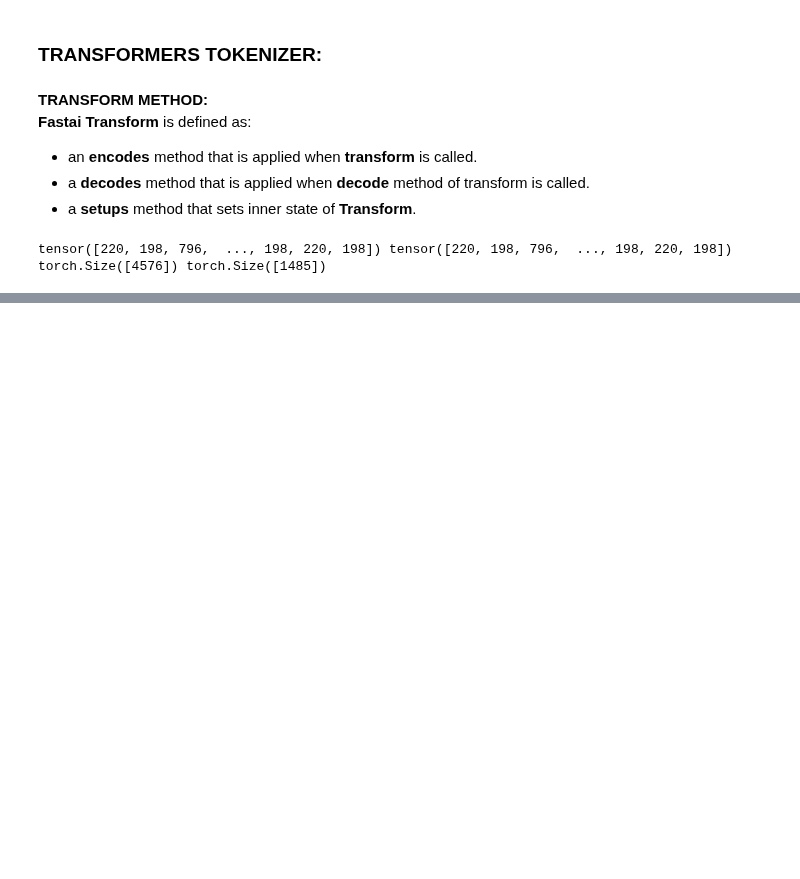
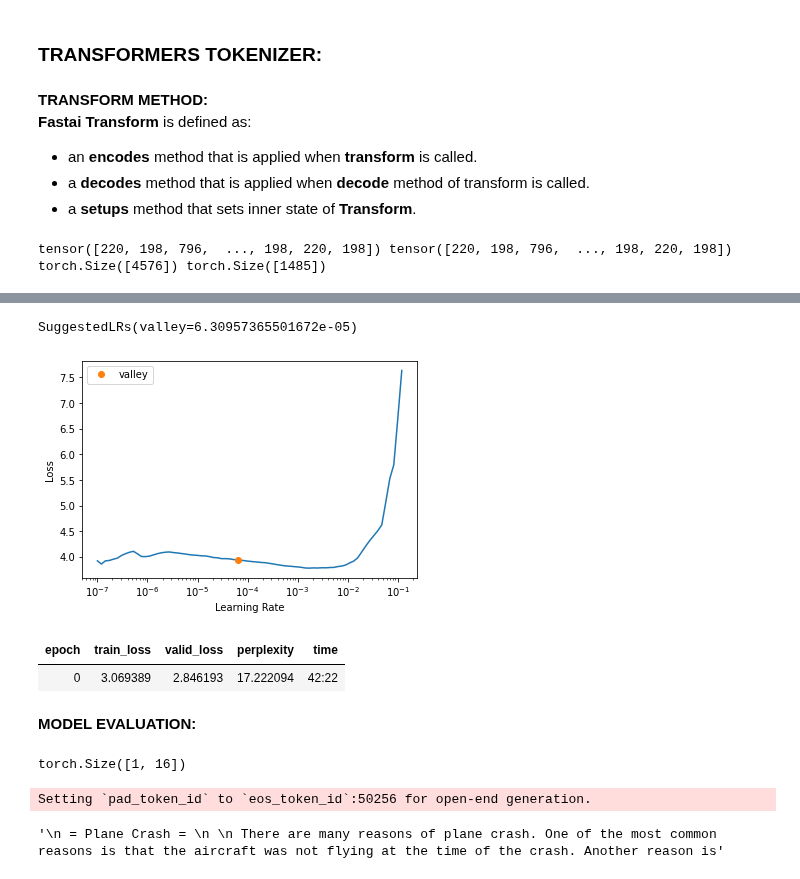
Before and after one commit to ThinamXx/Fastai, a Jupyter notebook: 20. Transformers/Transformers.ipynb, the cells around one changed output, grey strips where cells are left out. Saved outputs shown, nothing was run; the diff lists cells and outputs as text; code cells hidden in the pictures; blank space fills up the shorter version.

```diff
--- a/20. Transformers/Transformers.ipynb
+++ b/20. Transformers/Transformers.ipynb
@@ -117,0 +177,18 @@ torch.Size([4576]) torch.Size([1485])
+# %%
+#@ DEFINING TRANSFORMERS TOKENIZER:
+def tokenize(text):                                         # Defining Tokenize Function.
+    toks = tokenizer.tokenize(text)                         # Initializing Tokens.
+    return tensor(tokenizer.convert_tokens_to_ids(toks))    # Initializing Tensors of IDs.
+tokenized = [tokenize(t) for t in progress_bar(all_texts)]  # Implementation of Tokenize Method.
+
+#@ DEFINING TRANSFORMERS TOKENIZER:
+class TransformersTokenizer(Transform):                     # Defining Tokenizer.
+    def __init__(self, tokenizer):                          # Initializing Constructor Function.
+        self.tokenizer = tokenizer                          # Initializing Tokenizer.
+
+    def encodes(self, x):                                   # Defining Encodes Method.
+        return x if isinstance(x,Tensor) else tokenize(x)   # Implementation of Tokenize Function.
+
+    def decodes(self, x):                                   # Defining Decodes Method.
+        return TitledStr(
+            self.tokenizer.decode(x.cpu().numpy()))         # Implementation of Tokenizer.
@@ -117,0 +197,8 @@ torch.Size([4576]) torch.Size([1485])
+# %%
+#@ INITIALIZING DATALOADERS:
+tls = TfmdLists(tokenized, TransformersTokenizer(tokenizer),
+                splits=splits, dl_type=LMDataLoader)            # Initializing Transformed Tokens.
+dls = tls.dataloaders(bs=bs, seq_len=sl)                        # Initializing DataLoader.
+
+#@ INSPECTING DATALOADERS:
+dls.show_batch(max_n=2)                                         # Inspection.
@@ -117,0 +211,5 @@ torch.Size([4576]) torch.Size([1485])
+# %%
+#@ DEFINING THE CALLBACK:
+class DropOutput(Callback):                                         # Defining Callback.
+    def after_pred(self):
+        self.learn.pred = self.pred[0]                              # Generating Only Predictions.
@@ -117,0 +219,5 @@ torch.Size([4576]) torch.Size([1485])
+# %%
+#@ INITIALIZING LEARNER:
+learn = Learner(dls, model, loss_func=CrossEntropyLossFlat(),
+                cbs=[DropOutput],metrics=Perplexity()).to_fp16()    # Initializing Learner.
+learn.validate()                                                    # Inspecting Model.
@@ -117,0 +227,4 @@ torch.Size([4576]) torch.Size([1485])
+# %%
+#@ INITIALIZING LR FINDER:
+learn.lr_find()
+# %% [output]
@@ -117,0 +232,26 @@ torch.Size([4576]) torch.Size([1485])
+SuggestedLRs(valley=6.30957365501672e-05)
+[figure, added]
+# %%
+#@ TRAINING THE MODEL:
+learn.fit_one_cycle(1, 1e-4)
+# %% [output]
+| epoch | train_loss | valid_loss | perplexity | time |
+| 0 | 3.069389 | 2.846193 | 17.222094 | 42:22 |
+# %% [markdown]
+**MODEL EVALUATION:**
+# %%
+#@ INITIALIZING MODEL EVALUATION:
+prompt = "\n = Plane Crash = \n \n There are many reasons of plane crash"   # Example
+prompt_ids = tokenizer.encode(prompt)                                       # Initializing Tokenization.
+inp = tensor(prompt_ids)[None].cuda()                                       # Generating Tensors.
+print(inp.shape)                                                            # Inspection.
+# %% [output]
+torch.Size([1, 16])
+# %%
+#@ INITIALIZING MODEL EVALUATION:
+preds = learn.model.generate(inp, max_length=40, num_beams=5,
+                             temperature=1.5)                               # Initializing Model Predictions.
+tokenizer.decode(preds[0].cpu().numpy())                                    # Inspecting Predictions.
+# %% [output]
+Setting `pad_token_id` to `eos_token_id`:50256 for open-end generation.
+'\n = Plane Crash = \n \n There are many reasons of plane crash. One of the most common reasons is that the aircraft was not flying at the time of the crash. Another reason is'
```
Also changed, not shown: parts of 11 cells of this notebook.
